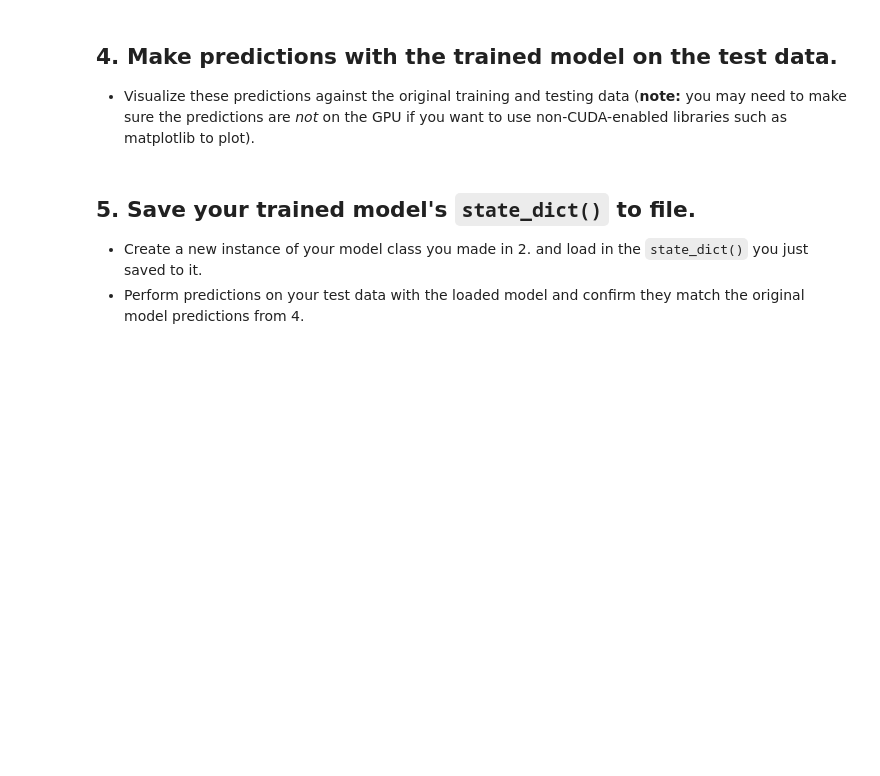
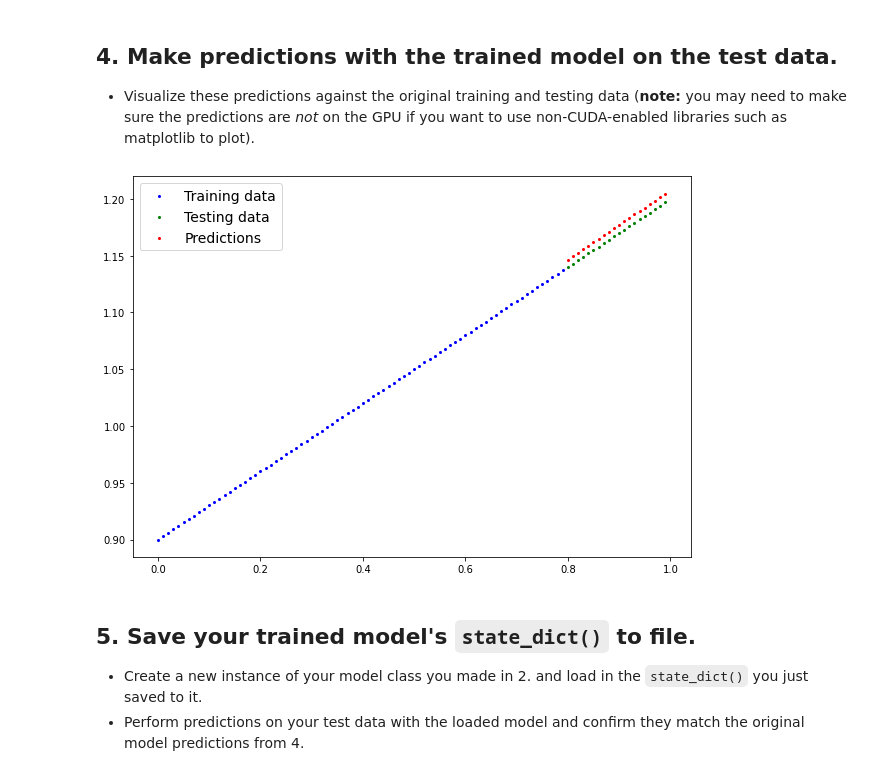
Before and after one commit to mpfmorawski/colab_notebooks, a Jupyter notebook: PyTorch/Learn_PyTorch/exercises/01_pytorch_workflow_exercises.ipynb, the cells around one changed output. Saved outputs shown, nothing was run; the diff lists cells and outputs as text; code cells hidden in the pictures; blank space fills up the shorter version.

```diff
--- a/PyTorch/Learn_PyTorch/exercises/01_pytorch_workflow_exercises.ipynb
+++ b/PyTorch/Learn_PyTorch/exercises/01_pytorch_workflow_exercises.ipynb
@@ -59,2 +116,4 @@ print(f"First 10 X & y samples:\nX: {X[:10]}\ny: {y[:10]}")
 # %%
 # Instantiate the model and put it to the target device
+model = LinearRegression().to(device)
+model.state_dict()
@@ -65,45 +127,50 @@ print(f"First 10 X & y samples:\nX: {X[:10]}\ny: {y[:10]}")
   * The training loop should test the model on the test dataset every 20 epochs.
 # %%
 # Create the loss function and optimizer
+loss_fn = nn.L1Loss()
+optimizer = torch.optim.SGD(model.parameters(),lr=0.01)
 # %%
 # Training loop
-
+torch.manual_seed(42)
 
 # Train model for 300 epochs
-
+epochs = 300
 
 # Send data to target device
-
+X_train, y_train = X_train.to(device), y_train.to(device)
+X_test, y_test = X_test.to(device), y_test.to(device)
 
 for epoch in range(epochs):
   ### Training
 
   # Put model in train mode
-
+  model.train()
 
   # 1. Forward pass
-
+  y_pred = model(X_train)
 
   # 2. Calculate loss
-
+  loss = loss_fn(y_pred, y_train)
 
   # 3. Zero gradients
-
+  optimizer.zero_grad()
 
   # 4. Backpropagation
-
+  loss.backward()
 
   # 5. Step the optimizer
-
+  optimizer.step()
 
   ### Perform testing every 20 epochs
   if epoch % 20 == 0:
 
     # Put model in evaluation mode and setup inference context
+    model.eval()
 
+    with torch.inference_mode():
       # 1. Forward pass
-
+      test_pred = model(X_test)
       # 2. Calculate test loss
-
+      test_loss = loss_fn(test_pred, y_test)
       # Print out what's happening
       print(f"Epoch: {epoch} | Train loss: {loss:.3f} | Test loss: {test_loss:.3f}")
@@ -112,8 +195,14 @@ for epoch in range(epochs):
   * Visualize these predictions against the original training and testing data (**note:** you may need to make sure the predictions are *not* on the GPU if you want to use non-CUDA-enabled libraries such as matplotlib to plot).
 # %%
 # Make predictions with the model
+model.eval()
+with torch.inference_mode():
+  y_preds = model(X_test)
 # %%
 # Plot the predictions (these may need to be on a specific device)
+plot_predictions(predictions=y_preds.to('cpu'))
+# %% [output]
+[figure, added]
 # %% [markdown]
 ## 5. Save your trained model's `state_dict()` to file.
   * Create a new instance of your model class you made in 2. and load in the `state_dict()` you just saved to it.
```
Also changed, not shown: parts of 13 cells of this notebook.
